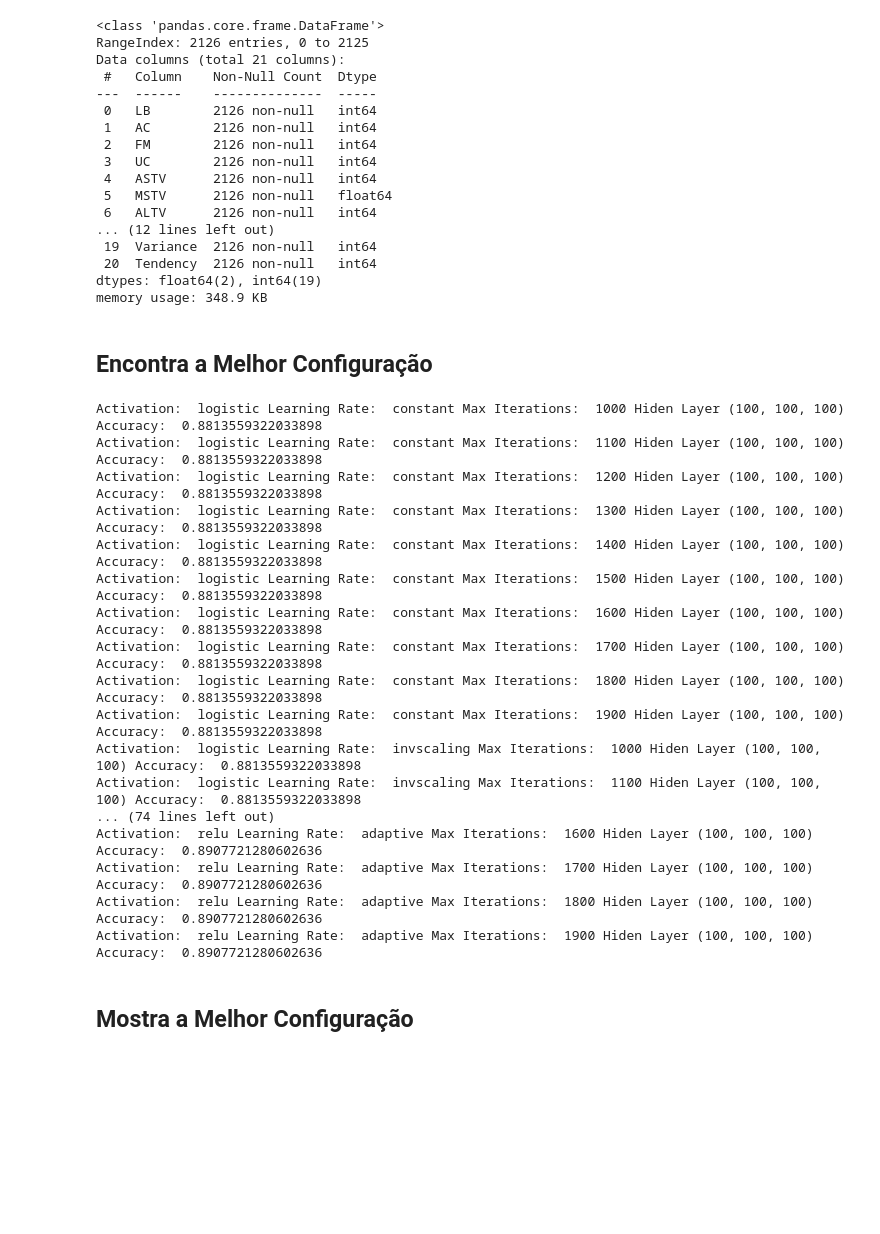
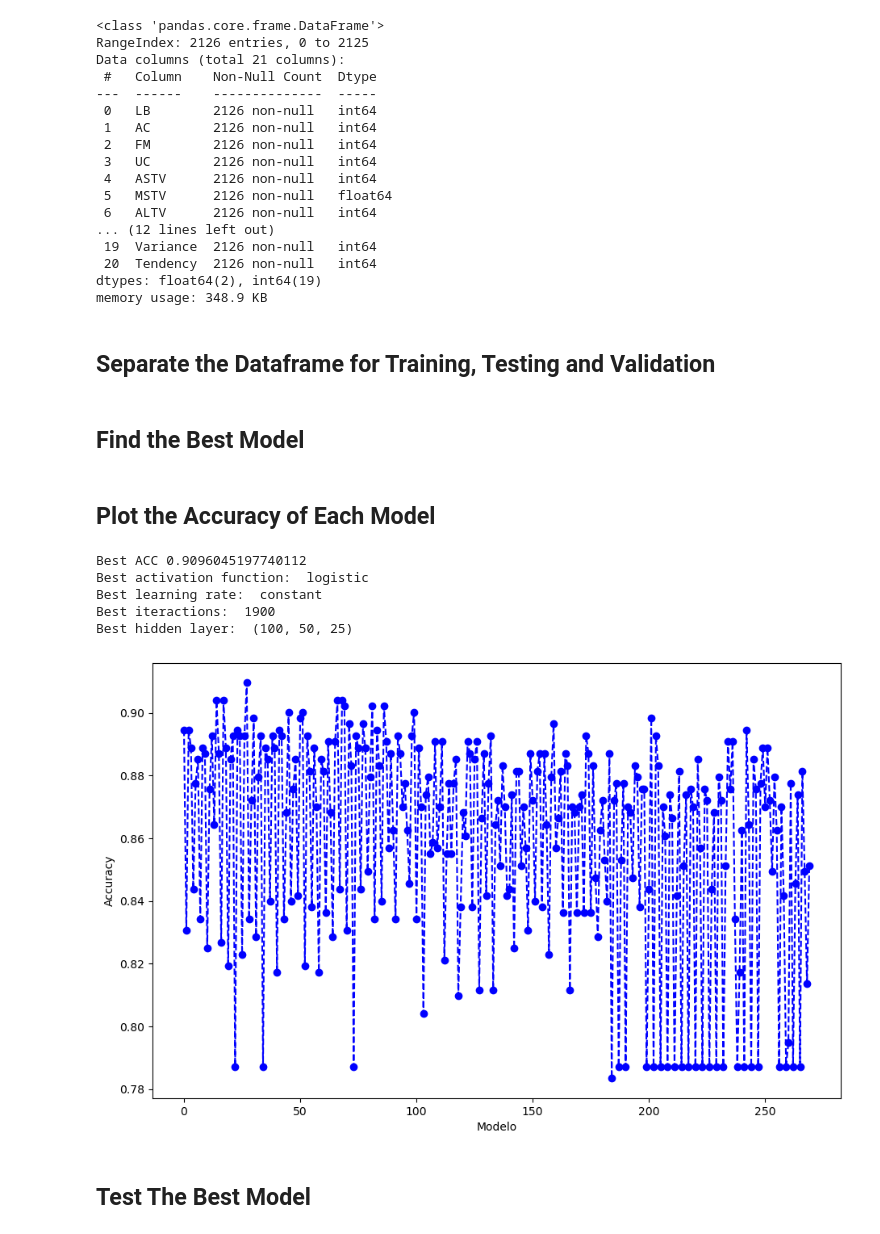
Before and after one commit to Bytelost/Cardiotocography, a Jupyter notebook: MLP.ipynb, the cells around one changed output. Drawn from its saved outputs; the diff is of its cells as text; code cells hidden in the pictures; blank space fills up the shorter version.

```diff
--- a/MLP.ipynb
+++ b/MLP.ipynb
@@ -53,3 +46,5 @@ Data columns (total 21 columns):
  20  Tendency  2126 non-null   int64
 dtypes: float64(2), int64(19)
 memory usage: 348.9 KB
+# %% [markdown]
+## Separate the Dataframe for Training, Testing and Validation
@@ -56,5 +59,5 @@ memory usage: 348.9 KB
 # %% [markdown]
-## Encontra a Melhor Configuração
+## Find the Best Model
 # %%
 from sklearn.neural_network import MLPClassifier
 from sklearn.metrics import accuracy_score
@@ -64,57 +67,53 @@ higher_acc = -1
 model_score = []
 hiden_layer = [(100, 50, 25), (21, 14, 1), (100, 100, 100)]
 
-# Encontra a melhor ativação
+# Find the best activation function
 for i in ('logistic', 'tanh', 'relu'):
 
-    # Encontra a melhor taxa de aprendizado
+    # Find the best learning rate
     for k in ('constant', 'invscaling', 'adaptive'):
 
-        # Encontra o melhor número de iterações
+        # Find the best number of iteractions
         for l in range(1000, 2000, 100):
 
+            # Find the best number of hidden layers
             for h in hiden_layer:
 
-                # Cria o modelo
-                clf = MLPClassifier(hidden_layer_sizes=h, activation=i, solver='adam', learning_rate=k, max_iter=l, random_state=42)
+                # Create the model
+                clf = MLPClassifier(hidden_layer_sizes=h, activation=i, solver='adam', learning_rate=k, max_iter=l)
                 clf.fit(x_train, y_train)
                 pred = clf.predict(x_validation)
                 acc = accuracy_score(y_validation, pred)
 
-                # Salva os modelos criados
-                model_score.append(acc)
-
-                # Salva o melhor modelo
+                # Save the best model
                 if acc > higher_acc:
                     higher_acc = acc
                     best_clf = clf
-                    best_pred = pred
                     best_activation = i
                     best_learning_rate = k
+                    best_iteractions = l
                     best_hidden_layer = h
 
-            # Salva os modelos criados
-            model_score.append(acc)
-
-            print("Activation: ", i, "Learning Rate: ", k, "Max Iterations: ", l, "Hiden Layer", h, "Accuracy: ", acc)
+                # Save the models score
+                model_score.append(acc)
-# %% [output]
-Activation:  logistic Learning Rate:  constant Max Iterations:  1000 Hiden Layer (100, 100, 100) Accuracy:  0.8813559322033898
-Activation:  logistic Learning Rate:  constant Max Iterations:  1100 Hiden Layer (100, 100, 100) Accuracy:  0.8813559322033898
-Activation:  logistic Learning Rate:  constant Max Iterations:  1200 Hiden Layer (100, 100, 100) Accuracy:  0.8813559322033898
-Activation:  logistic Learning Rate:  constant Max Iterations:  1300 Hiden Layer (100, 100, 100) Accuracy:  0.8813559322033898
-Activation:  logistic Learning Rate:  constant Max Iterations:  1400 Hiden Layer (100, 100, 100) Accuracy:  0.8813559322033898
-Activation:  logistic Learning Rate:  constant Max Iterations:  1500 Hiden Layer (100, 100, 100) Accuracy:  0.8813559322033898
-Activation:  logistic Learning Rate:  constant Max Iterations:  1600 Hiden Layer (100, 100, 100) Accuracy:  0.8813559322033898
-Activation:  logistic Learning Rate:  constant Max Iterations:  1700 Hiden Layer (100, 100, 100) Accuracy:  0.8813559322033898
-Activation:  logistic Learning Rate:  constant Max Iterations:  1800 Hiden Layer (100, 100, 100) Accuracy:  0.8813559322033898
-Activation:  logistic Learning Rate:  constant Max Iterations:  1900 Hiden Layer (100, 100, 100) Accuracy:  0.8813559322033898
-Activation:  logistic Learning Rate:  invscaling Max Iterations:  1000 Hiden Layer (100, 100, 100) Accuracy:  0.8813559322033898
-Activation:  logistic Learning Rate:  invscaling Max Iterations:  1100 Hiden Layer (100, 100, 100) Accuracy:  0.8813559322033898
-... (74 lines left out)
-Activation:  relu Learning Rate:  adaptive Max Iterations:  1600 Hiden Layer (100, 100, 100) Accuracy:  0.8907721280602636
-Activation:  relu Learning Rate:  adaptive Max Iterations:  1700 Hiden Layer (100, 100, 100) Accuracy:  0.8907721280602636
-Activation:  relu Learning Rate:  adaptive Max Iterations:  1800 Hiden Layer (100, 100, 100) Accuracy:  0.8907721280602636
-Activation:  relu Learning Rate:  adaptive Max Iterations:  1900 Hiden Layer (100, 100, 100) Accuracy:  0.8907721280602636
+# %% [markdown]
+## Plot the Accuracy of Each Model
+# %%
+# Graph the accuracy of each model
+ptl.figure (figsize=(11,7))
+ptl.plot(range(len(model_score)), model_score, color='blue', linestyle='dashed', marker='o')
+ptl.xlabel('Modelo')
+ptl.ylabel('Accuracy')
+
+# Show the best configuration
+print("Best ACC", higher_acc, "\nBest activation function: ", best_activation, "\nBest learning rate: ", best_learning_rate, "\nBest iteractions: ", best_iteractions, "\nBest hidden layer: ", best_hidden_layer)
+# %% [output]
+Best ACC 0.9096045197740112
+Best activation function:  logistic
+Best learning rate:  constant
+Best iteractions:  1900
+Best hidden layer:  (100, 50, 25)
+[figure, added]
 # %% [markdown]
-## Mostra a Melhor Configuração
+## Test The Best Model
 # %%
```
Also changed, not shown: parts of 6 cells of this notebook.
